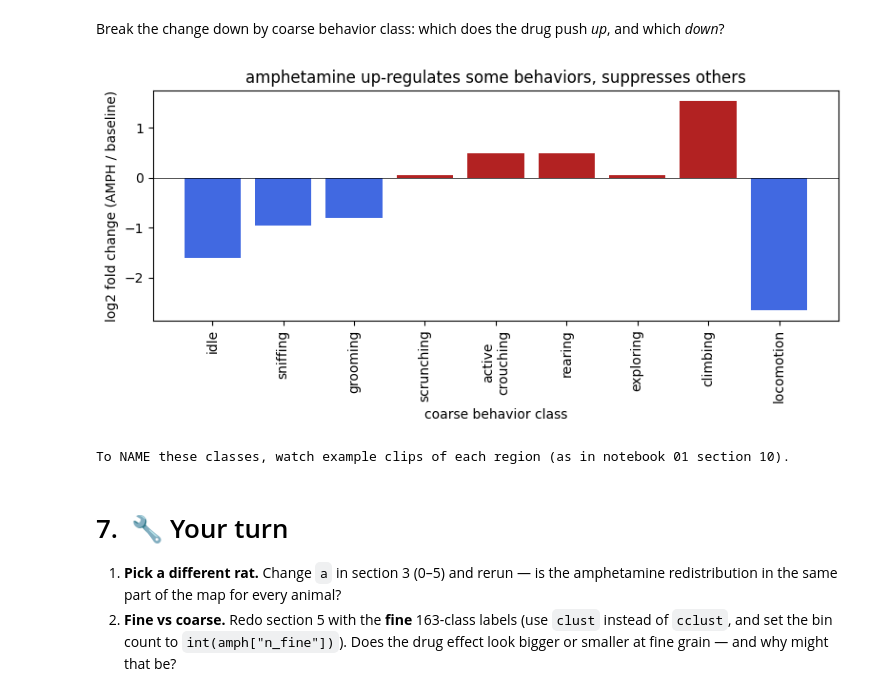
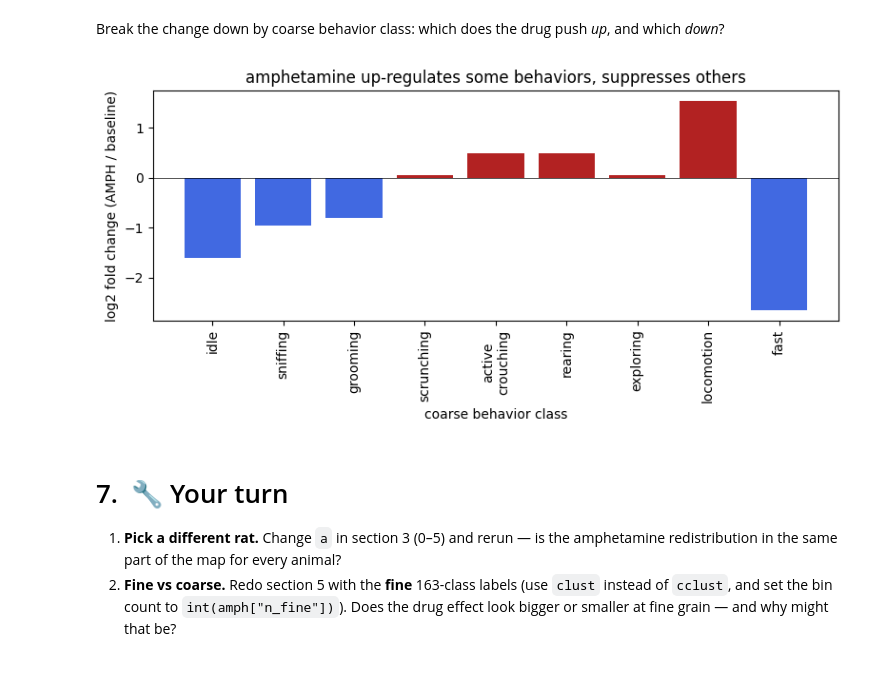
Before and after one commit to bermanlabemory/unsupervised-behavior-tutorials, a Jupyter notebook: 03_rat_individual_behavior.ipynb, the cells around one changed output. Drawn from its saved outputs; the diff is of its cells as text; code cells hidden in the pictures.

```diff
--- a/03_rat_individual_behavior.ipynb
+++ b/03_rat_individual_behavior.ipynb
@@ -201,22 +201,20 @@ Break the change down by coarse behavior class: which does the drug push *up*, a
 # %%
 occ_base = np.array([occupancy(cclust[1, a]) for a in range(nrat)]).mean(0)   # day3 baseline
 occ_amph = np.array([occupancy(cclust[2, a]) for a in range(nrat)]).mean(0)   # day4 amphetamine
 fold = np.log2((occ_amph + 1e-3) / (occ_base + 1e-3))
 
-behavior_names = ["idle", "sniffing", "grooming", "scrunching", "active crouching", "rearing", "exploring", "climbing","locomotion"]
+behavior_names = ["idle", "sniffing", "grooming", "scrunching", "active crouching", "rearing", "exploring","locomotion","fast"]
 
 fig, ax = plt.subplots(figsize=(8, 4))
 ax.bar(range(1, n_coarse + 1), fold, color=["firebrick" if f > 0 else "royalblue" for f in fold])
 ax.axhline(0, color="k", lw=.5)
 ax.set_xticks(range(1, n_coarse + 1))
 ax.set_xticklabels([n.replace(" ", "\n") for n in behavior_names], rotation=90)
 ax.set_xlabel("coarse behavior class"); ax.set_ylabel("log2 fold change (AMPH / baseline)")
 ax.set_title("amphetamine up-regulates some behaviors, suppresses others")
 plt.tight_layout(); plt.show()
-print("To NAME these classes, watch example clips of each region (as in notebook 01 section 10).")
 # %% [output]
-[figure, old version]
+[figure, new version]
-To NAME these classes, watch example clips of each region (as in notebook 01 section 10).
 # %% [markdown]
 # 7.&nbsp; 🔧 Your turn
 
```
